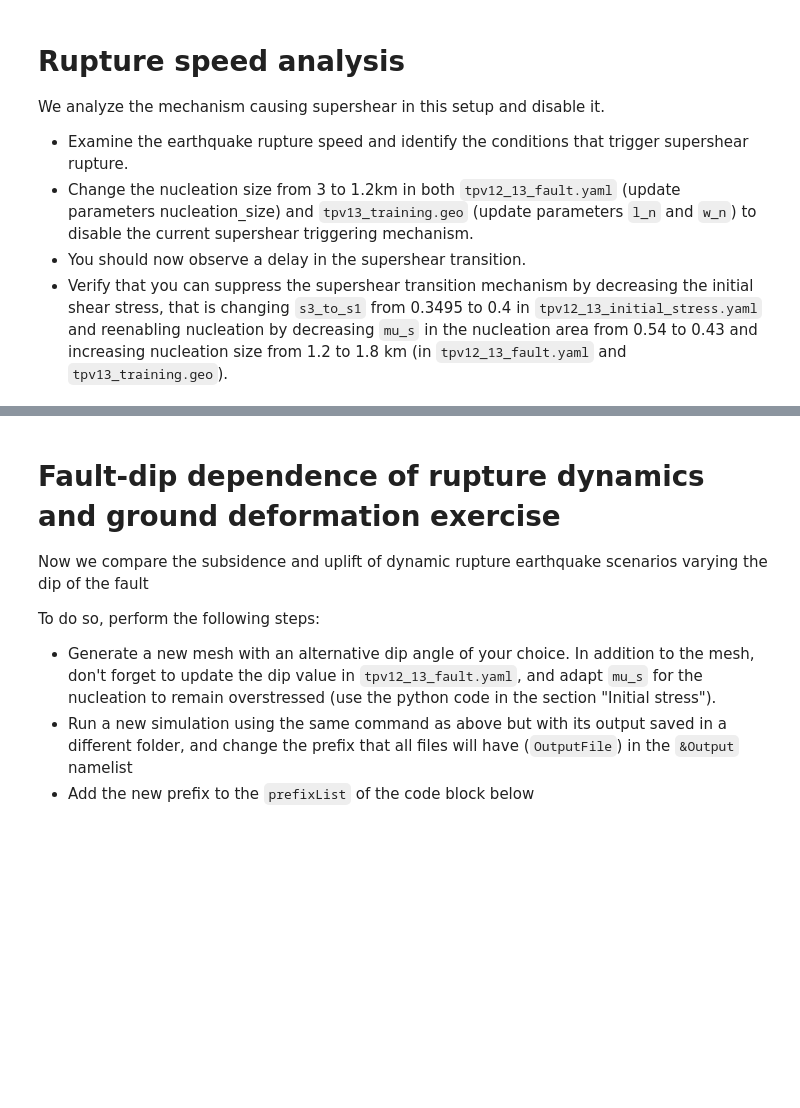
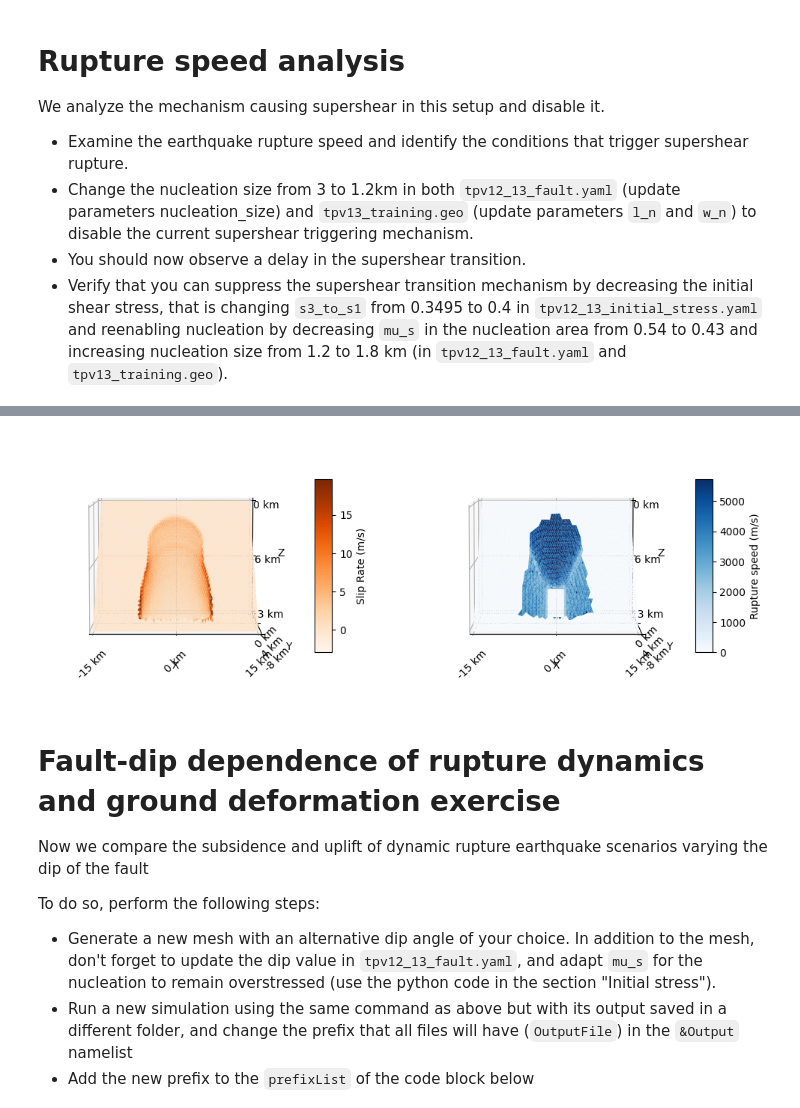
Before and after one commit to SeisSol/Training, a Jupyter notebook: quakeworx/tpv13/tpv13_qwx.ipynb, the cells around one changed output, grey strips where cells are left out. Drawn from its saved outputs; the diff is of its cells as text; code cells hidden in the pictures; blank space fills up the shorter version.

```diff
--- a/quakeworx/tpv13/tpv13_qwx.ipynb
+++ b/quakeworx/tpv13/tpv13_qwx.ipynb
@@ -262,3 +192,87 @@ plt.show()
+# %%
+# Load data
+xdmfFilename = "output_tpv13/tpv13-fault.xdmf"
+sx = seisx.seissolxdmf(xdmfFilename)
+ndt = sx.ReadNdt() - 1
+xyz = sx.ReadGeometry()
+connect = sx.ReadConnect()
+ndt = 2
+sRate = sx.ReadData('SRd', ndt)
+damage = sx.ReadData('Vr', ndt)
+
+# Define the colormap ranges
+sRate_vmin, sRate_vmax = np.min(sRate), np.max(sRate)
+sRate_norm = mcolors.Normalize(vmin=sRate_vmin, vmax=sRate_vmax)
+
+damage_vmin, damage_vmax = 0, 5714
+damage_norm = mcolors.Normalize(vmin=damage_vmin, vmax=damage_vmax)
+
+# Extract vertices for each triangular face in the mesh
+triangles = [xyz[connect[i]] for i in range(connect.shape[0])]
+
+# Prepare data for the triangles
+verts = [tri for tri in triangles]
+sRate_colors = [plt.cm.Oranges(sRate_norm(np.mean(sRate[i]))) for i in range(len(verts))]
+damage_colors = [plt.cm.Blues(damage_norm(np.mean(damage[i]))) for i in range(len(verts))]
+
+# Create subplots
+fig = plt.figure(figsize=(12, 6))
+
+x_ticks = np.linspace(np.min(xyz[:, 0]), np.max(xyz[:, 0]), 3)
+y_ticks = np.linspace(np.min(xyz[:, 1]), np.max(xyz[:, 1]), 3)
+z_ticks = np.linspace(np.min(xyz[:, 2]), np.max(xyz[:, 2]), 3)
+
+# First subplot: Slip Rate
+ax1 = fig.add_subplot(121, projection='3d')
+sRate_collection = Poly3DCollection(verts, alpha=1.0, facecolor=sRate_colors)
+ax1.add_collection3d(sRate_collection)
+ax1.set_xlim(np.min(xyz[:, 0]), np.max(xyz[:, 0]))
+ax1.set_ylim(np.min(xyz[:, 1]), np.max(xyz[:, 1]))
+ax1.set_zlim(np.min(xyz[:, 2]), np.max(xyz[:, 2]))
+ax1.set_xlabel('X')
+ax1.set_ylabel('Y')
+ax1.set_zlabel('Z')
+ax1.set_xticks(x_ticks)
+ax1.set_yticks(y_ticks)
+ax1.set_zticks(z_ticks)
+ax1.set_xticklabels([f"{tick/1000:.0f} km" for tick in x_ticks], rotation=45)
+ax1.set_yticklabels([f"{tick/1000:.0f} km" for tick in y_ticks], rotation=45)
+ax1.set_zticklabels([f"{tick/1000:.0f} km" for tick in z_ticks])
+
+sm1 = plt.cm.ScalarMappable(cmap='Oranges', norm=sRate_norm)
+sm1.set_array([])
+cbar1 = plt.colorbar(sm1, ax=ax1, shrink=0.5, aspect=10)
+cbar1.set_label('Slip Rate (m/s)')
+
+# Second subplot: Damage
+ax2 = fig.add_subplot(122, projection='3d')
+damage_collection = Poly3DCollection(verts, alpha=1.0, facecolor=damage_colors)
+ax2.add_collection3d(damage_collection)
+ax2.set_xlim(np.min(xyz[:, 0]), np.max(xyz[:, 0]))
+ax2.set_ylim(np.min(xyz[:, 1]), np.max(xyz[:, 1]))
+ax2.set_zlim(np.min(xyz[:, 2]), np.max(xyz[:, 2]))
+ax2.set_xlabel('X')
+ax2.set_ylabel('Y')
+ax2.set_zlabel('Z')
+ax2.set_xticks(x_ticks)
+ax2.set_yticks(y_ticks)
+ax2.set_zticks(z_ticks)
+ax2.set_xticklabels([f"{tick/1000:.0f} km" for tick in x_ticks], rotation=45)
+ax2.set_yticklabels([f"{tick/1000:.0f} km" for tick in y_ticks], rotation=45)
+ax2.set_zticklabels([f"{tick/1000:.0f} km" for tick in z_ticks])
+sm2 = plt.cm.ScalarMappable(cmap='Blues', norm=damage_norm)
+sm2.set_array([])
+cbar2 = plt.colorbar(sm2, ax=ax2, shrink=0.5, aspect=10)
+cbar2.set_label('Rupture speed (m/s)')
+
+# Adjust view angles
+ax1.view_init(elev=5, azim=270)
+ax2.view_init(elev=5, azim=270)
+
+#plt.tight_layout()
+plt.show()
+# %% [output]
+[figure, added]
 # %% [markdown]
 # Fault-dip dependence of rupture dynamics and ground deformation exercise
 Now we compare the subsidence and uplift of dynamic rupture earthquake scenarios varying the dip of the fault
```
Also changed, not shown: parts of 7 cells of this notebook.
